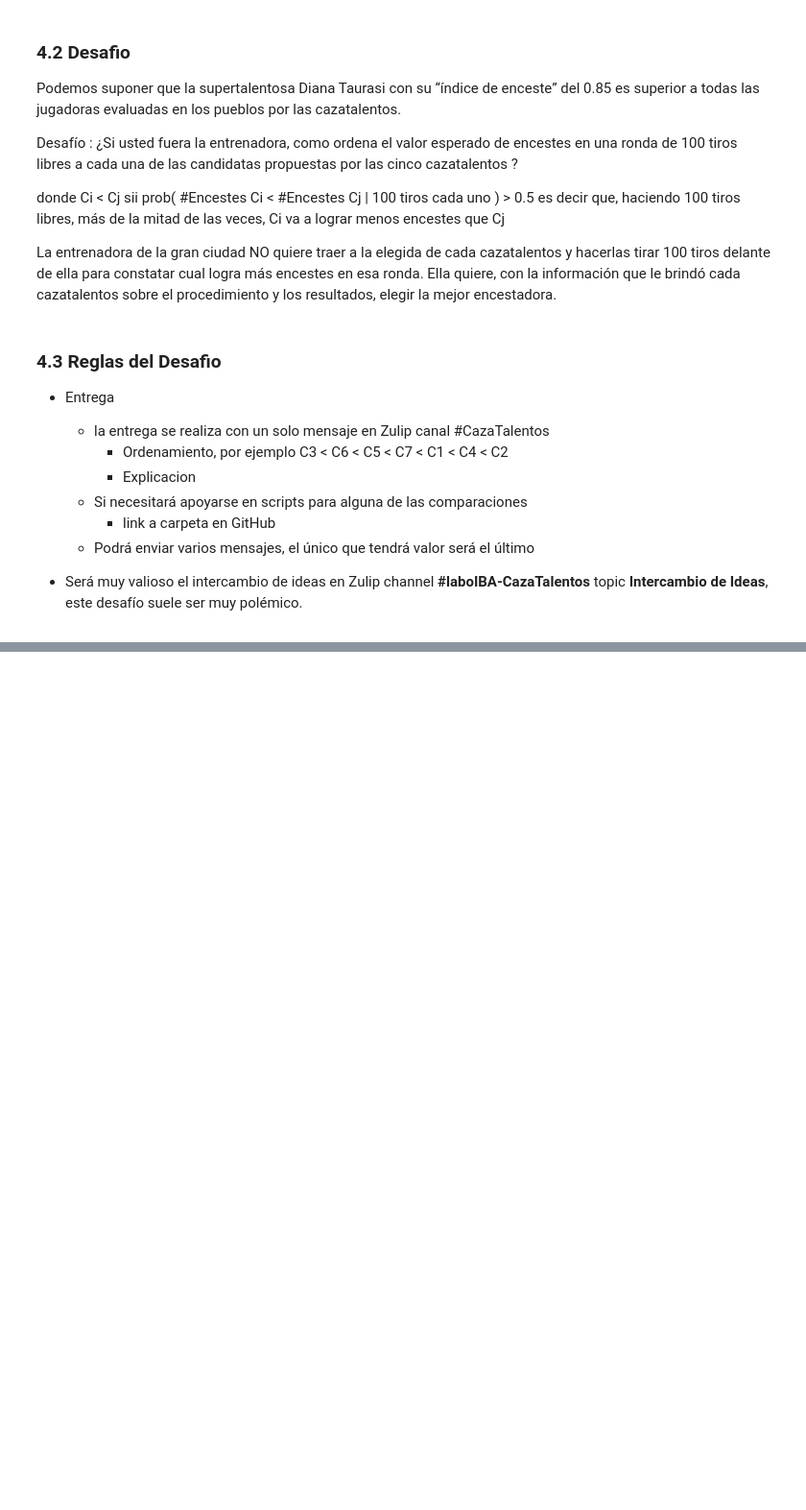
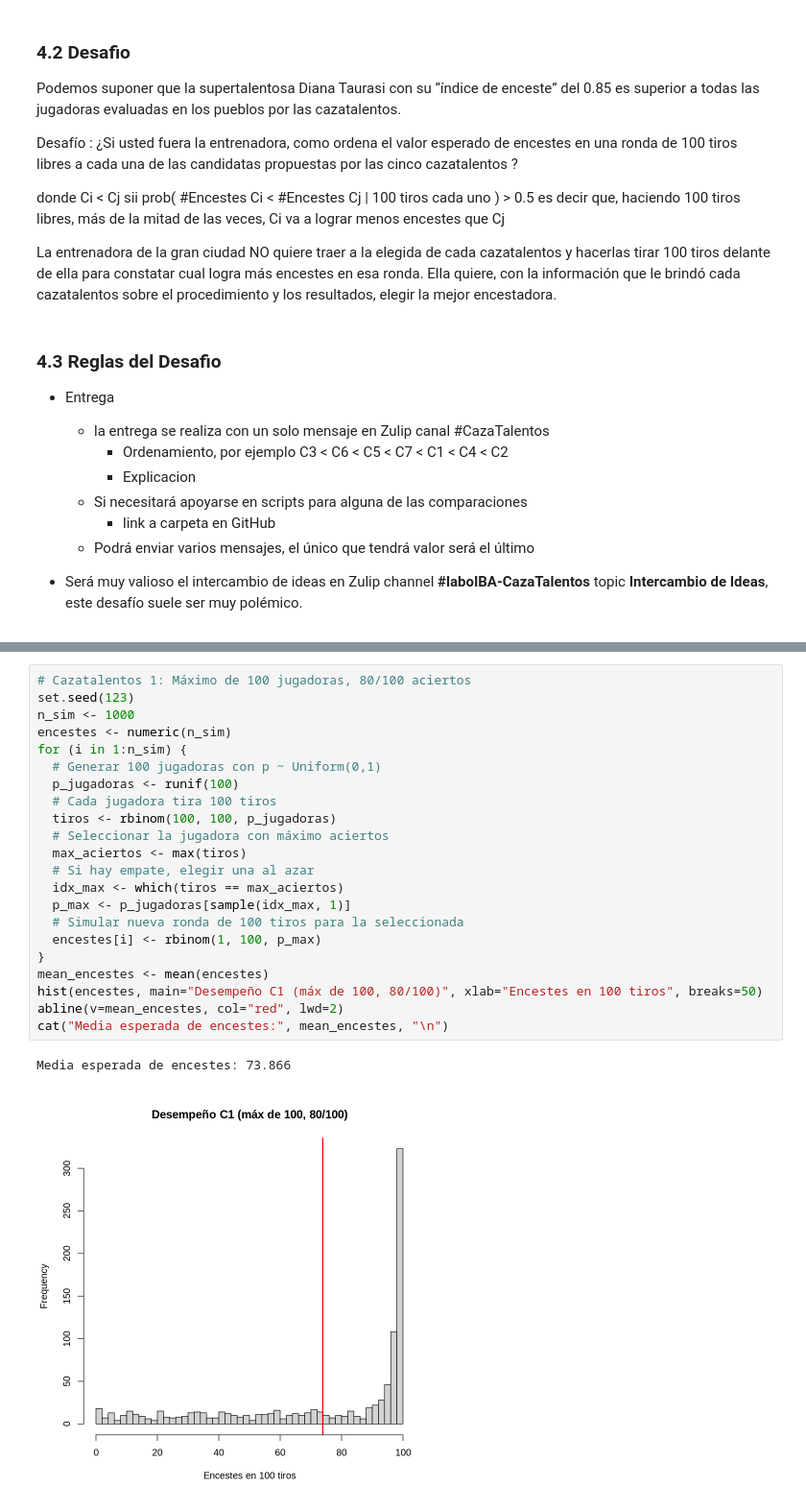
Before and after one commit to reglamarcador115/labo2025v, a Jupyter notebook: src/CazaTalentos/CazaTalentosTRZ.ipynb, the cells around one changed output, grey strips where cells are left out. Shown at 96% size. Saved outputs shown, nothing was run; the diff lists cells and outputs as text; blank space fills up the shorter version.

```diff
--- a/src/CazaTalentos/CazaTalentosTRZ.ipynb
+++ b/src/CazaTalentos/CazaTalentosTRZ.ipynb
@@ -504,0 +554,25 @@ La entrenadora de la gran ciudad NO quiere traer a la elegida de cada cazatalent
+# %%
+# Cazatalentos 1: Máximo de 100 jugadoras, 80/100 aciertos
+set.seed(123)
+n_sim <- 1000
+encestes <- numeric(n_sim)
+for (i in 1:n_sim) {
+  # Generar 100 jugadoras con p ~ Uniform(0,1)
+  p_jugadoras <- runif(100)
+  # Cada jugadora tira 100 tiros
+  tiros <- rbinom(100, 100, p_jugadoras)
+  # Seleccionar la jugadora con máximo aciertos
+  max_aciertos <- max(tiros)
+  # Si hay empate, elegir una al azar
+  idx_max <- which(tiros == max_aciertos)
+  p_max <- p_jugadoras[sample(idx_max, 1)]
+  # Simular nueva ronda de 100 tiros para la seleccionada
+  encestes[i] <- rbinom(1, 100, p_max)
+}
+mean_encestes <- mean(encestes)
+hist(encestes, main="Desempeño C1 (máx de 100, 80/100)", xlab="Encestes en 100 tiros", breaks=50)
+abline(v=mean_encestes, col="red", lwd=2)
+cat("Media esperada de encestes:", mean_encestes, "\n")
+# %% [output]
+Media esperada de encestes: 73.866
+[figure, added]
```
Also changed, not shown: parts of 1 cell of this notebook.
